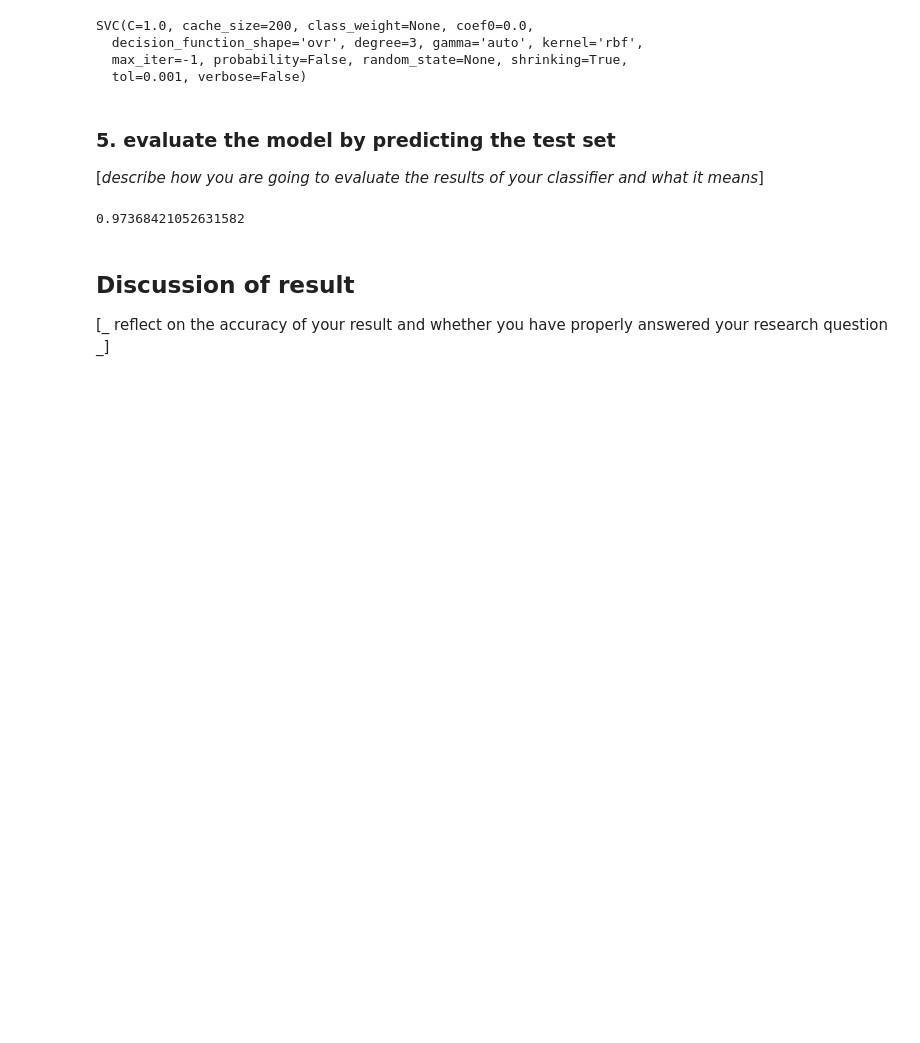
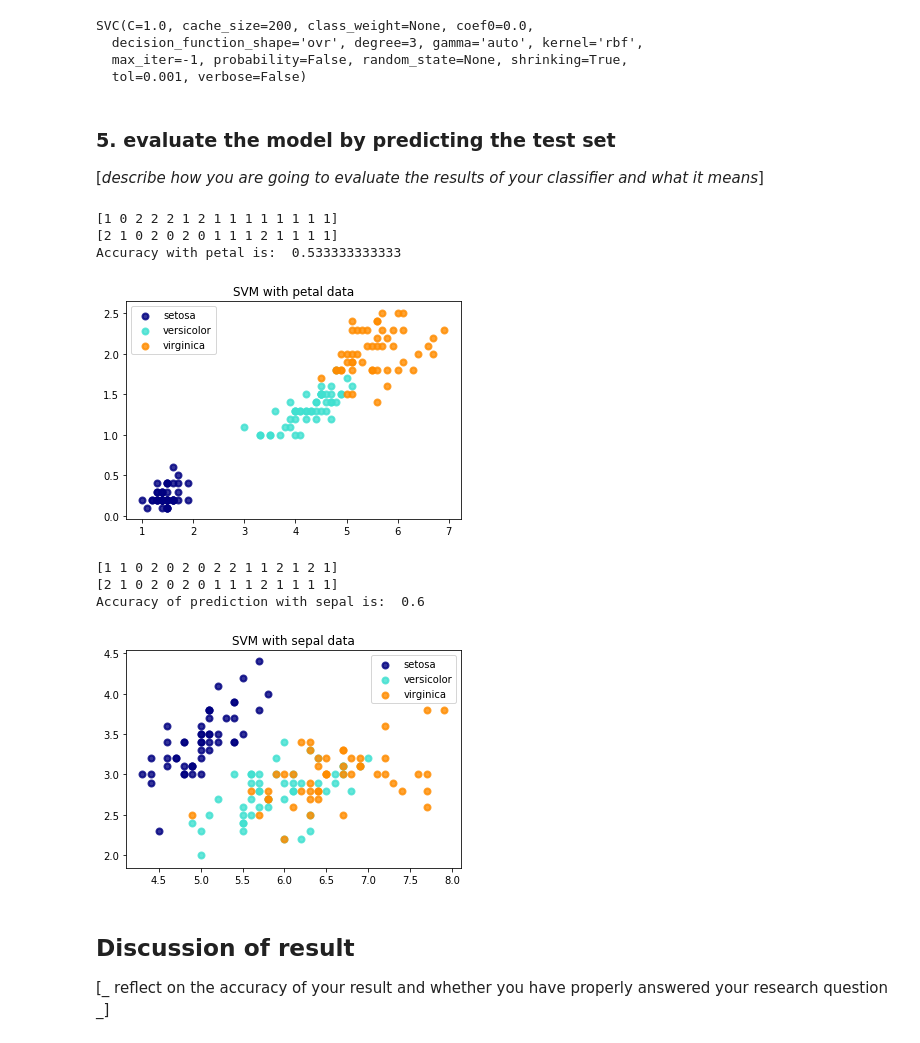
Before and after one commit to NiklasSchwerin/DataMining, a Jupyter notebook: Notebooks/mod4/DAMI-Mod4.ipynb, the cells around one changed output. Cells and saved outputs as stored; diff of their text form; code cells hidden in the pictures; blank space fills up the shorter version.

```diff
--- a/Notebooks/mod4/DAMI-Mod4.ipynb
+++ b/Notebooks/mod4/DAMI-Mod4.ipynb
@@ -31,3 +19,12 @@ iris.head()
+# %%
+import numpy as np
+#import plotting library
+import matplotlib.pyplot as plt
+#import scikit-learn for classification
+from sklearn import svm, datasets
+
+#load the dataset
+iris = datasets.load_iris();
 # %% [markdown]
 ### 2. create a feature matrix X and a target array y from the data set
 [_describe how you are going to prepare the data set and for what reason_]
@@ -49,2 +48,10 @@ Xtrain, Xtest, ytrain, ytest = train_test_split(X_iris, y_iris,
+# %%
+#import train_test_split from scikit-learn
+from sklearn.cross_validation import train_test_split
+#petal
+Xpetal_learn, Xpetal_test, Ypetal_learn, Ypetal_test = train_test_split(Xpetal, Ypetal, train_size=0.9, random_state = 0)
+
+#sepal
+Xsepal_learn, Xsepal_test, Ysepal_learn, Ysepal_test = train_test_split(Xsepal, Ysepal, train_size=0.9, random_state = 0)
 # %% [markdown]
 ### 4. fit the model using the train set, applying the support vector machine
@@ -52,7 +59,8 @@ Xtrain, Xtest, ytrain, ytest = train_test_split(X_iris, y_iris,
 # %%
 from sklearn import svm
 model = svm.SVC()
-model.fit(Xtrain, ytrain)
+model.fit(Xpetal_learn, Ypetal_learn)
+model.fit(Xsepal_learn, Ysepal_learn)
 # %% [output]
 SVC(C=1.0, cache_size=200, class_weight=None, coef0=0.0,
   decision_function_shape='ovr', degree=3, gamma='auto', kernel='rbf',
@@ -61,11 +69,58 @@ SVC(C=1.0, cache_size=200, class_weight=None, coef0=0.0,
 # %% [markdown]
 ### 5. evaluate the model by predicting the test set
 [_describe how you are going to evaluate the results of your classifier and what it means_]
-# %%
-from sklearn.metrics import accuracy_score
-accuracy_score(ytest, y_model)
-# %% [output]
-0.97368421052631582
+# %%
+#import to display the accuracy
+from sklearn.metrics import accuracy_score
+#predict the result for the petal
+resultPetal = model.predict(Xpetal_test)
+#print the predicted result and the result of test set
+print(resultPetal)
+print(Ypetal_test)
+
+#print the accuracy of the petal prediction
+print("Accuracy with petal is: ", accuracy_score(Ypetal_test, resultPetal))
+
+target_names = iris.target_names
+plt.figure()
+plt.title("SVM with petal data")
+colors = ['navy', 'turquoise', 'darkorange']
+lw = 2
+for color, i, target_name in zip(colors, [0, 1, 2], target_names):
+    plt.scatter(Xpetal[Ypetal == i, 0], Xpetal[Ypetal == i, 1], color=color, alpha=.8, lw=lw,
+                label=target_name)
+plt.legend(loc='best', shadow=False, scatterpoints=1)
+
+plt.show()
+
+#sepal
+resultSepal = model.predict(Xsepal_test)
+print(resultSepal)
+print(Ysepal_test)
+
+
+print("Accuracy of prediction with sepal is: ", accuracy_score(ysepal_test, resultSepal))
+
+target_names = iris.target_names
+plt.figure()
+plt.title("SVM with sepal data")
+colors = ['navy', 'turquoise', 'darkorange']
+lw = 2
+for color, i, target_name in zip(colors, [0, 1, 2], target_names):
+    plt.scatter(Xsepal[ysepal == i, 0], Xsepal[ysepal == i, 1], color=color, alpha=.8, lw=lw,
+                label=target_name)
+plt.legend(loc='best', shadow=False, scatterpoints=1)
+
+plt.show()
+# %% [output]
+[1 0 2 2 2 1 2 1 1 1 1 1 1 1 1]
+[2 1 0 2 0 2 0 1 1 1 2 1 1 1 1]
+Accuracy with petal is:  0.533333333333
+[figure, added]
+[1 1 0 2 0 2 0 2 2 1 1 2 1 2 1]
+[2 1 0 2 0 2 0 1 1 1 2 1 1 1 1]
+Accuracy of prediction with sepal is:  0.6
+[figure, added]
 # %% [markdown]
 ## Discussion of result
 [_ reflect on the accuracy of your result and whether you have properly answered your research question _]
```
Also changed, not shown: parts of 11 cells of this notebook, 2 other files.
